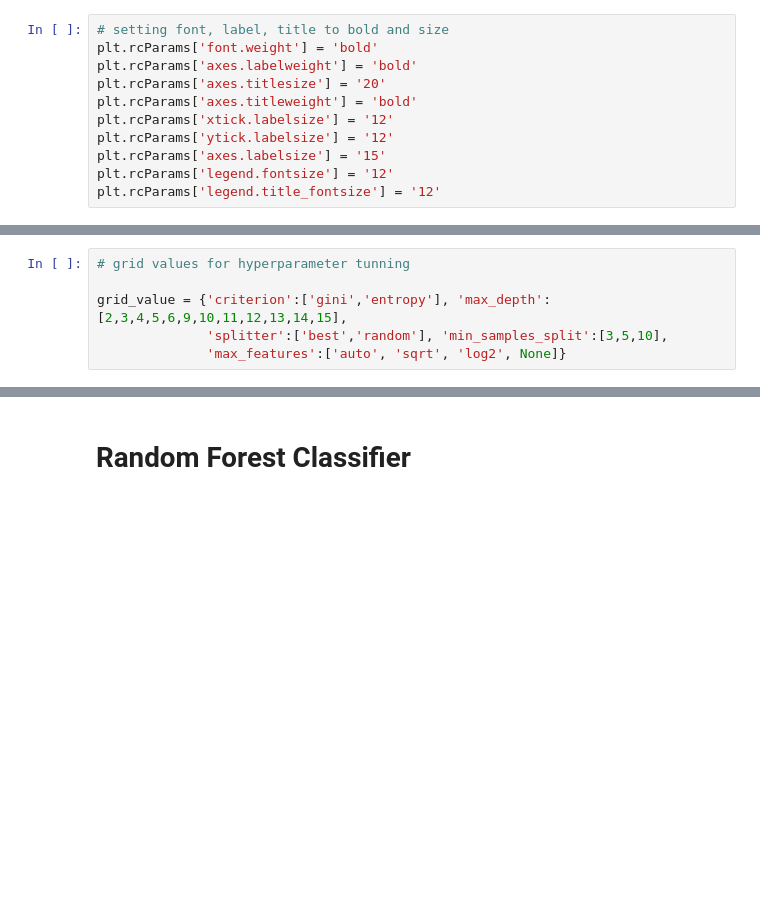
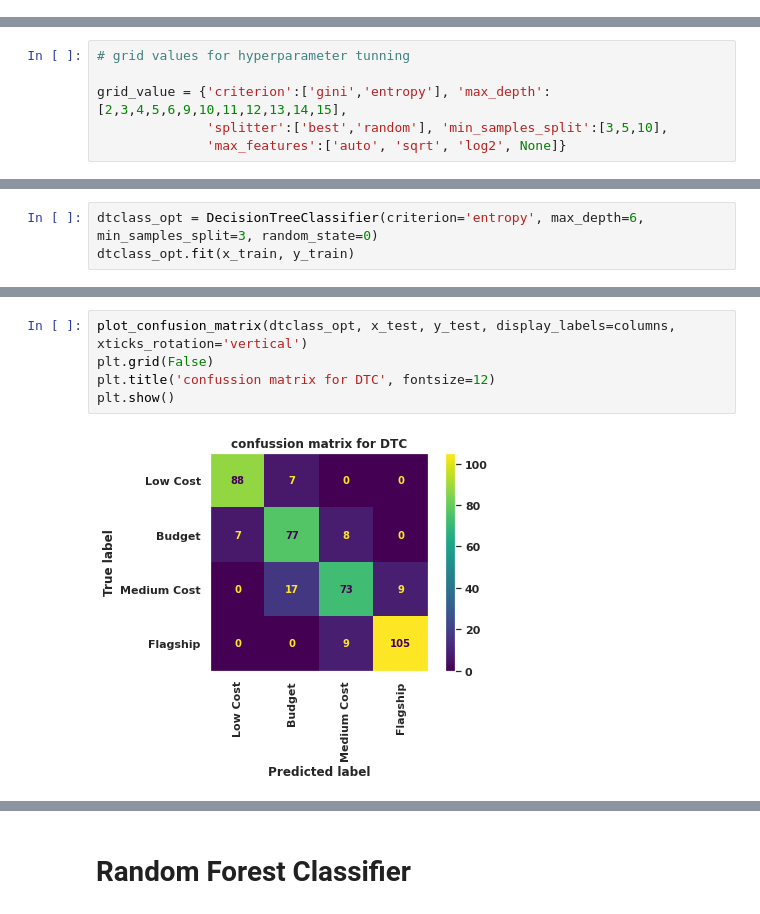
Before and after one commit to pratikjori20/Mobile-Price-Range-Prediction-ML-Class, a Jupyter notebook: Individual_capstone_3.ipynb, the cells around one changed output, grey strips where cells are left out. Cells and saved outputs as stored; diff of their text form; blank space fills up the shorter version.

```diff
--- a/Individual_capstone_3.ipynb
+++ b/Individual_capstone_3.ipynb
@@ -38,17 +39,6 @@ from sklearn.metrics import confusion_matrix, accuracy_score, classification_rep
 
 import warnings
 warnings.filterwarnings('ignore')
-# %%
-# setting font, label, title to bold and size
-plt.rcParams['font.weight'] = 'bold'
-plt.rcParams['axes.labelweight'] = 'bold'
-plt.rcParams['axes.titlesize'] = '20'
-plt.rcParams['axes.titleweight'] = 'bold'
-plt.rcParams['xtick.labelsize'] = '12'
-plt.rcParams['ytick.labelsize'] = '12'
-plt.rcParams['axes.labelsize'] = '15'
-plt.rcParams['legend.fontsize'] = '12'
-plt.rcParams['legend.title_fontsize'] = '12'
 # %%
 # mount the drive on colab
 from google.colab import drive
@@ -373,0 +400,3 @@ ValueError: ignored
+# %%
+dtclass_opt = DecisionTreeClassifier(criterion='entropy', max_depth=6, min_samples_split=3, random_state=0)
+dtclass_opt.fit(x_train, y_train)
@@ -373,0 +425,7 @@ ValueError: ignored
+# %%
+plot_confusion_matrix(dtclass_opt, x_test, y_test, display_labels=columns, xticks_rotation='vertical')
+plt.grid(False)
+plt.title('confussion matrix for DTC', fontsize=12)
+plt.show()
+# %% [output]
+[figure, added]
```
Also changed, not shown: parts of 63 cells of this notebook.
